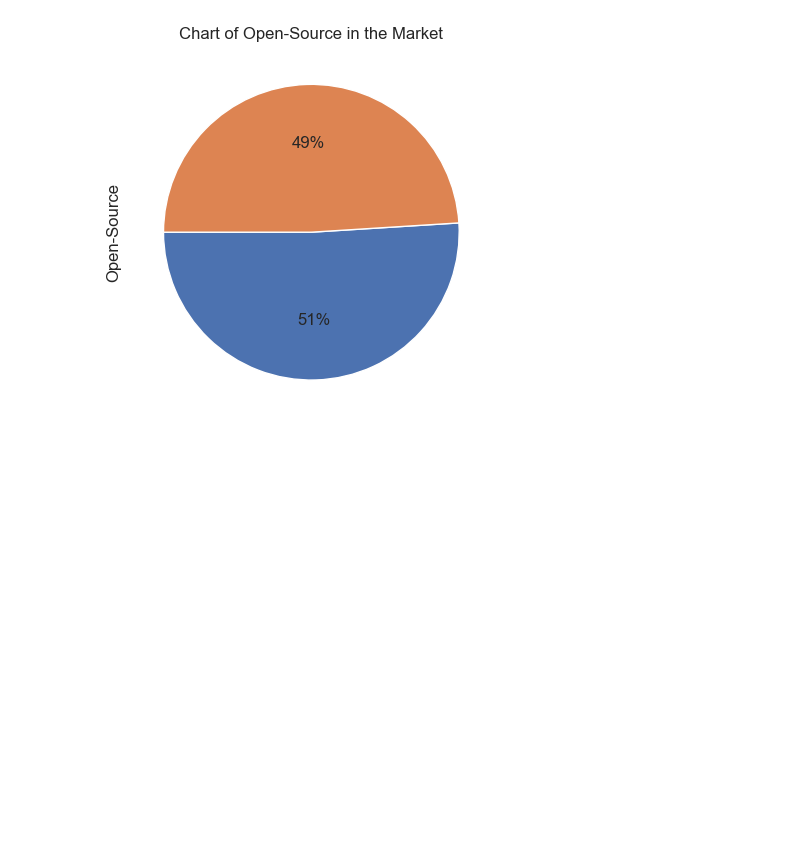
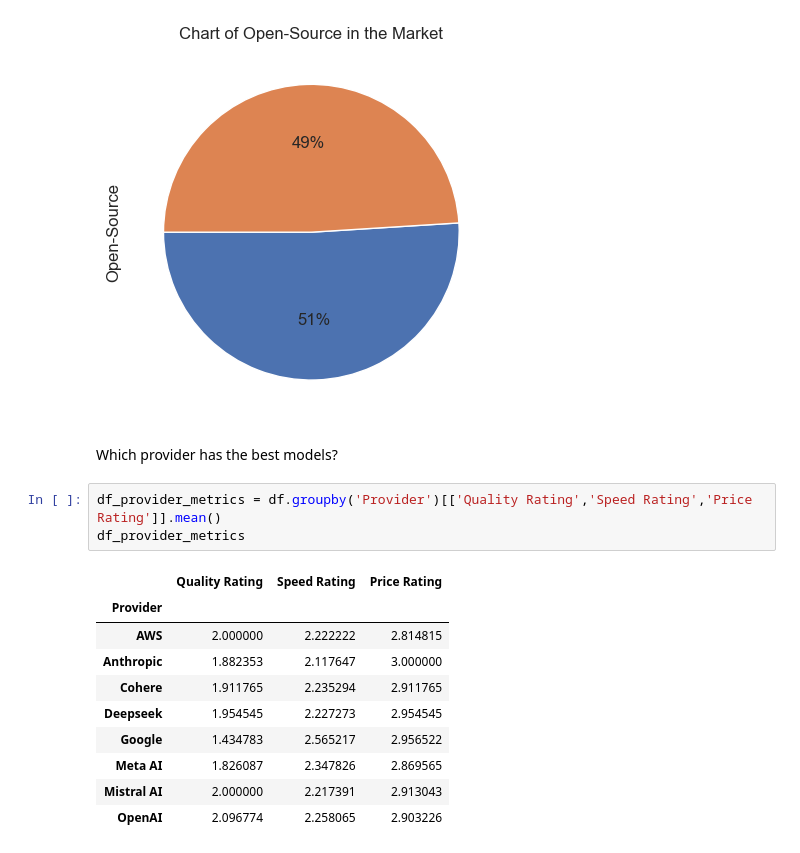
Before and after one commit to AungHtet2/Data-Analyst, a Jupyter notebook: Large Language Model/LLM_EDA.ipynb, the cells around one changed output. Drawn from its saved outputs; the diff is of its cells as text; blank space fills up the shorter version.

```diff
--- a/Large Language Model/LLM_EDA.ipynb
+++ b/Large Language Model/LLM_EDA.ipynb
@@ -78,3 +78,19 @@ plt.ylabel("Open-Source")
 plt.show()
 # %% [output]
 [figure]
+# %% [markdown]
+Which provider has the best models?
+# %%
+df_provider_metrics = df.groupby('Provider')[['Quality Rating','Speed Rating','Price Rating']].mean()
+df_provider_metrics
+# %% [output]
+|  | Quality Rating | Speed Rating | Price Rating |
+| Provider |  |  |  |
+| AWS | 2.000000 | 2.222222 | 2.814815 |
+| Anthropic | 1.882353 | 2.117647 | 3.000000 |
+| Cohere | 1.911765 | 2.235294 | 2.911765 |
+| Deepseek | 1.954545 | 2.227273 | 2.954545 |
+| Google | 1.434783 | 2.565217 | 2.956522 |
+| Meta AI | 1.826087 | 2.347826 | 2.869565 |
+| Mistral AI | 2.000000 | 2.217391 | 2.913043 |
+| OpenAI | 2.096774 | 2.258065 | 2.903226 |
```
Also changed, not shown: parts of 9 cells of this notebook.
